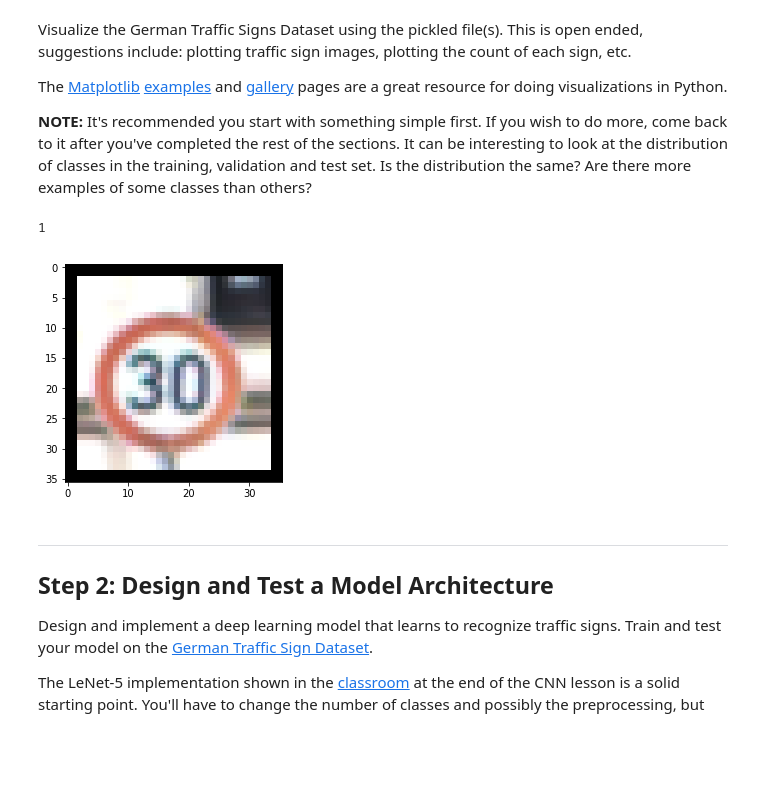
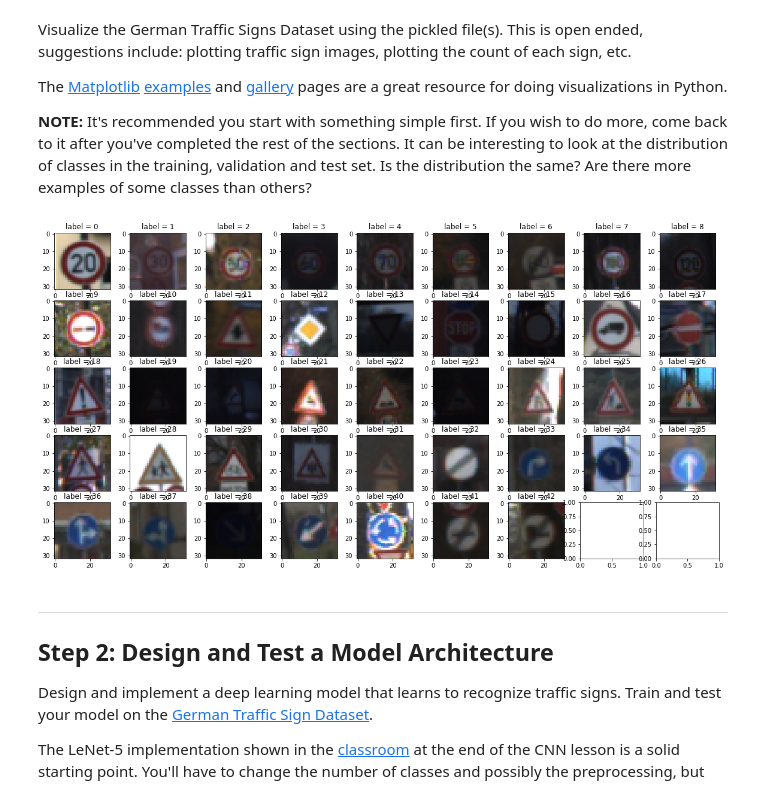
Before and after one commit to KentaNishi/CarND-Traffic-Sign-Classifier-Project, a Jupyter notebook: Traffic_Sign_Classifier.ipynb, the cells around one changed output. Cells and saved outputs as stored; diff of their text form; code cells hidden in the pictures; blank space fills up the shorter version.

```diff
--- a/Traffic_Sign_Classifier.ipynb
+++ b/Traffic_Sign_Classifier.ipynb
@@ -24,6 +24,7 @@ The [rubric](https://review.udacity.com/#!/rubrics/481/view) contains "Stand Out
 import pickle
 import numpy as np
 import cv2
+import matplotlib.pyplot as plt
 # TODO: Fill this in based on where you saved the training and testing data
 
 training_file = "/home/nishi/udacity/CarND-Traffic-Sign-Classifier-Project/train.p"
@@ -41,10 +42,6 @@ X_train, y_train = train['features'], train['labels']
 X_valid, y_valid = valid['features'], valid['labels']
 X_test, y_test = test['features'], test['labels']
 
-# Pad images with 0s
-X_train      = np.pad(X_train, ((0,0),(2,2),(2,2),(0,0)), 'constant')
-X_valid      = np.pad(X_valid, ((0,0),(2,2),(2,2),(0,0)), 'constant')
-X_test       = np.pad(X_test, ((0,0),(2,2),(2,2),(0,0)), 'constant')
 
 print("Updated Image Shape: {}".format(X_train[0].shape))
 # %% [output]
@@ -115,19 +124,24 @@ The [Matplotlib](http://matplotlib.org/) [examples](http://matplotlib.org/exampl
 # %%
 ### Data exploration visualization code goes here.
 ### Feel free to use as many code cells as needed.
 import matplotlib.pyplot as plt
 import random
+import matplotlib.image as mpimg
+from PIL import Image
 # Visualizations will be shown in the notebook.
 %matplotlib inline
 
-ind = random.randint(0,len(X_train)-1)
-image = X_train[ind].squeeze()
-print(y_train[ind])
-plt.imshow(image)
-plt.show()
+
+fig, axes = plt.subplots(nrows=5, ncols=n_classes//5+1,figsize=(20,10))
+for i in range(n_classes):
+    ind = np.min(np.where(y_train==i))
+    image = X_train[ind].squeeze()
+    axes[i//9][i%9].imshow(image)
+    axes[i//9][i%9].set_title("label = {}".format(int(y_train[ind])))
+
+fig.savefig("examples.png")
 # %% [output]
-1
-[figure, old version]
+[figure, new version]
 # %% [markdown]
 ----
 
```
Also changed, not shown: parts of 25 cells of this notebook, 2 other files.
